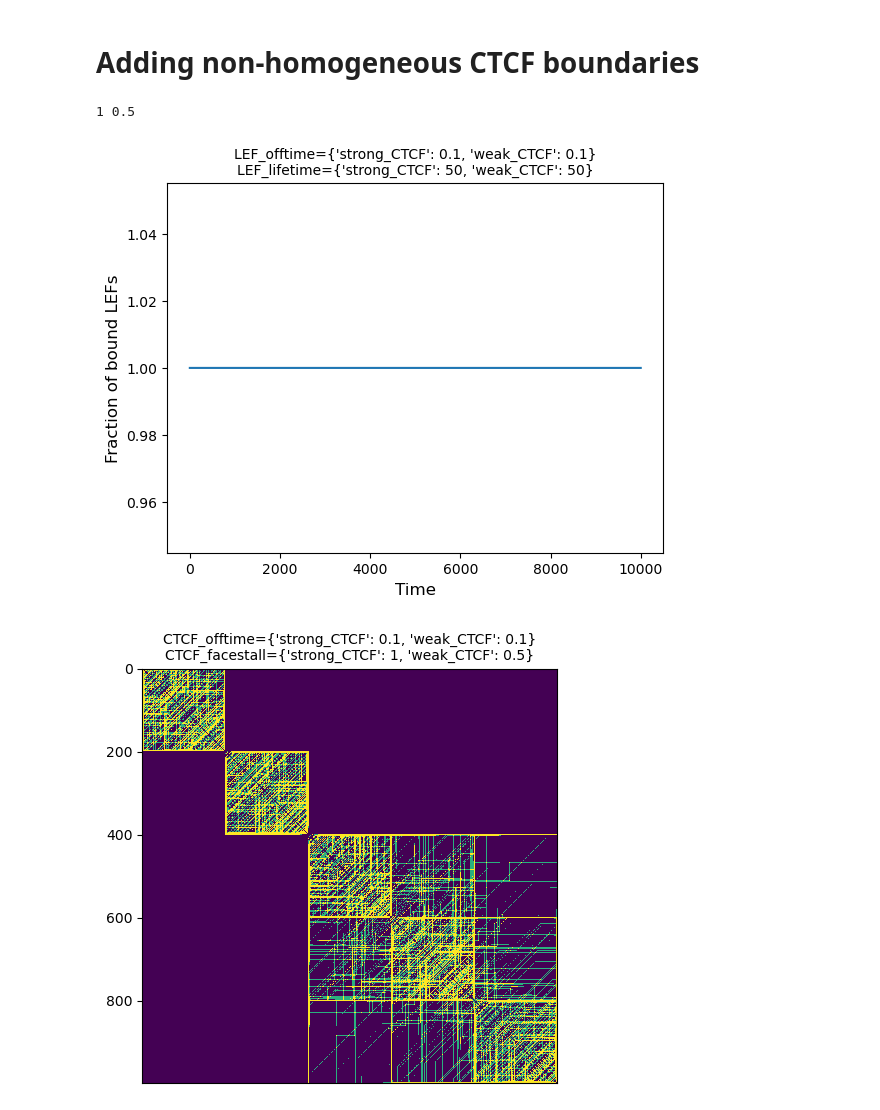
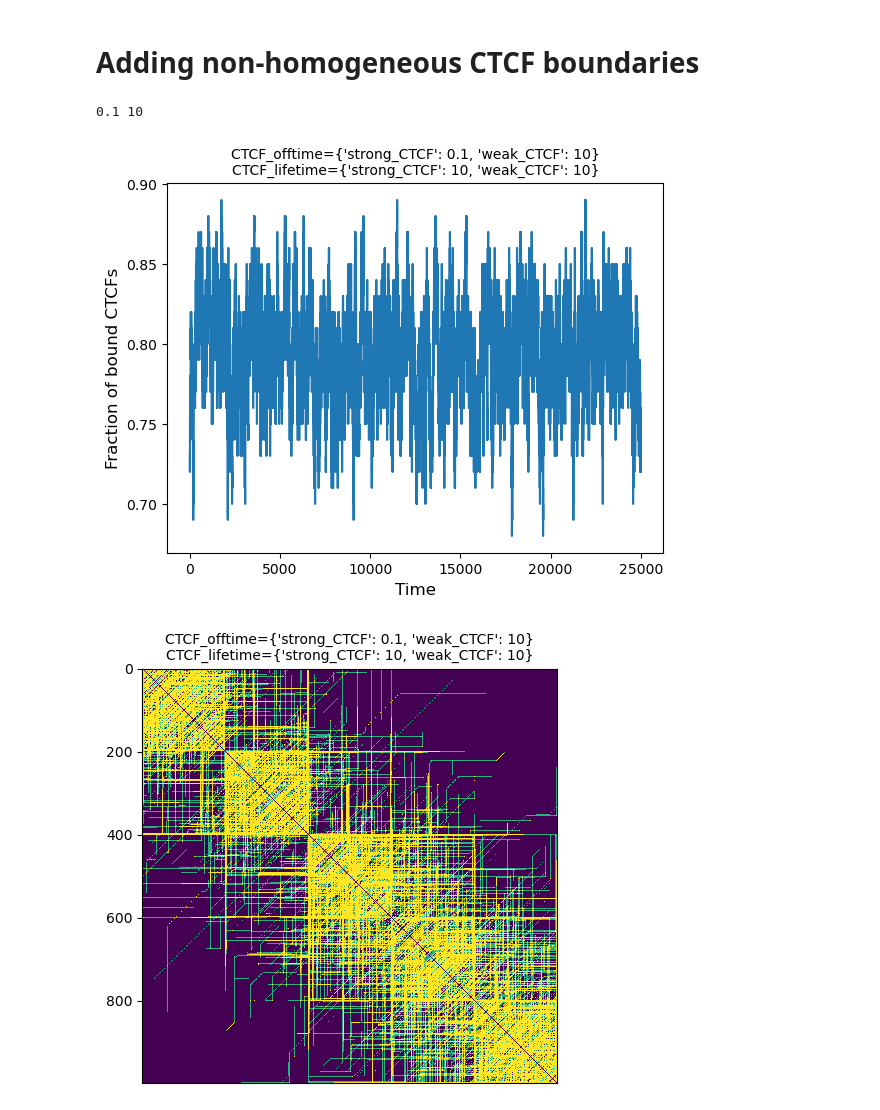
Before and after one commit to mtortora/lattice-translocators, a Jupyter notebook: examples/lattice_simulations.ipynb, the cells around one changed output. Saved outputs shown, nothing was run; the diff lists cells and outputs as text; code cells hidden in the pictures.

Commit message:
Implemented simultaneous CTCF binding/unbinding kinetics

```diff
--- a/examples/lattice_simulations.ipynb
+++ b/examples/lattice_simulations.ipynb
@@ -110,11 +110,11 @@ site_types[sites_per_replica//2:] = type_list.index('weak_CTCF')
 with open("nonuniform_dict.json", 'r') as dict_file:
     paramdict_nonuniform = json.load(dict_file)
 # %%
-CTCF_facestall = paramdict_nonuniform['CTCF_facestall']
+CTCF_offtime = paramdict_nonuniform['CTCF_offtime']
 
-print(CTCF_facestall['strong_CTCF'], CTCF_facestall['weak_CTCF'])
+print(CTCF_offtime['strong_CTCF'], CTCF_offtime['weak_CTCF'])
 # %% [output]
-1 0.5
+0.1 10
 # %%
 translocator = Translocator(SymmetricExtruderDynamicBoundary,
                             type_list,
@@ -122,34 +122,36 @@ translocator = Translocator(SymmetricExtruderDynamicBoundary,
                             ctcf_left_positions,
                             ctcf_right_positions,
                             **paramdict_nonuniform)
+# %%
+translocator.run(period=1)
 # %%
 hist = []
-frac_bound_LEFs = np.zeros(paramdict_nonuniform['steps'])
+frac_bound_CTCFs = np.zeros(paramdict_nonuniform['steps'])
 
-for i, lef_pos in enumerate(translocator.lef_trajectory):
-    frac_bound_LEFs[i] = len(lef_pos) / float(translocator.engine.num_LEF)
+for i, ctcf_pos in enumerate(translocator.ctcf_trajectory):
+    frac_bound_CTCFs[i] = len(ctcf_pos) / float(translocator.engine.num_CTCF)
 
-    hist.extend(lef_pos)
+    hist.extend(translocator.lef_trajectory[i])
 # %%
-plt.plot(frac_bound_LEFs)
+plt.plot(frac_bound_CTCFs)
 
-plt.title('LEF_offtime=%s\nLEF_lifetime=%s' % (paramdict_nonuniform['LEF_offtime'],
-                                               paramdict_nonuniform['LEF_lifetime']),
+plt.title('CTCF_offtime=%s\nCTCF_lifetime=%s' % (paramdict_nonuniform['CTCF_offtime'],
+                                                 paramdict_nonuniform['CTCF_lifetime']),
           fontsize=10)
 
 plt.xlabel('Time', fontsize=12)
-plt.ylabel('Fraction of bound LEFs', fontsize=12)
+plt.ylabel('Fraction of bound CTCFs', fontsize=12)
 
 plt.show()
 # %% [output]
-[figure, old version]
+[figure, new version]
 # %%
 kymograph = map_from_lefs(hist, sites_per_replica)
 
 plt.matshow(np.log10(kymograph+1),vmax=1.5/(np.sqrt(paramdict_nonuniform['sites_per_monomer'])), fignum=False)
 
-plt.title('CTCF_offtime=%s\nCTCF_facestall=%s' % (paramdict_nonuniform['CTCF_offtime'],
-                                                  paramdict_nonuniform['CTCF_facestall']),
+plt.title('CTCF_offtime=%s\nCTCF_lifetime=%s' % (paramdict_nonuniform['CTCF_offtime'],
+                                                 paramdict_nonuniform['CTCF_lifetime']),
           fontsize=10)
 
 plt.xticks([])
@@ -158,6 +160,6 @@ plt.yticks(fontsize=10)
 plt.tight_layout()
 plt.show()
 # %% [output]
-[figure, old version]
+[figure, new version]
 # %%
 # Or, alternatively, a region with higher CTCF offtime
```
Also changed, not shown: parts of 4 cells of this notebook, 5 other files.
